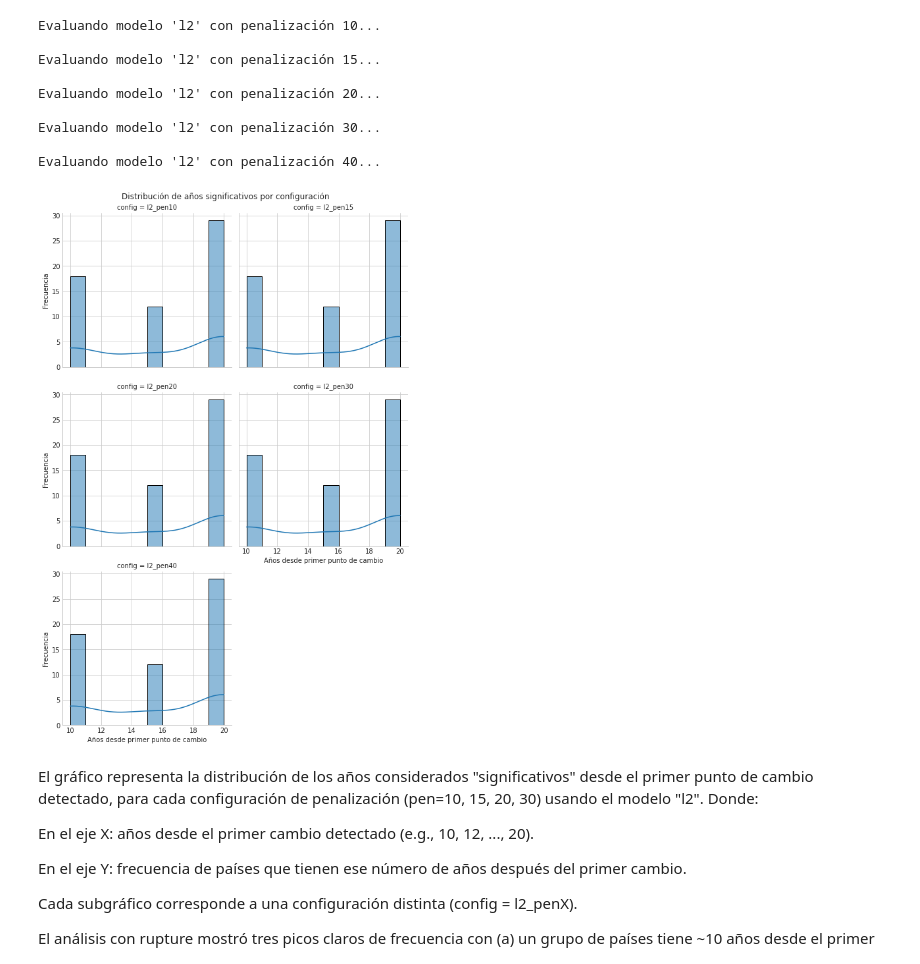
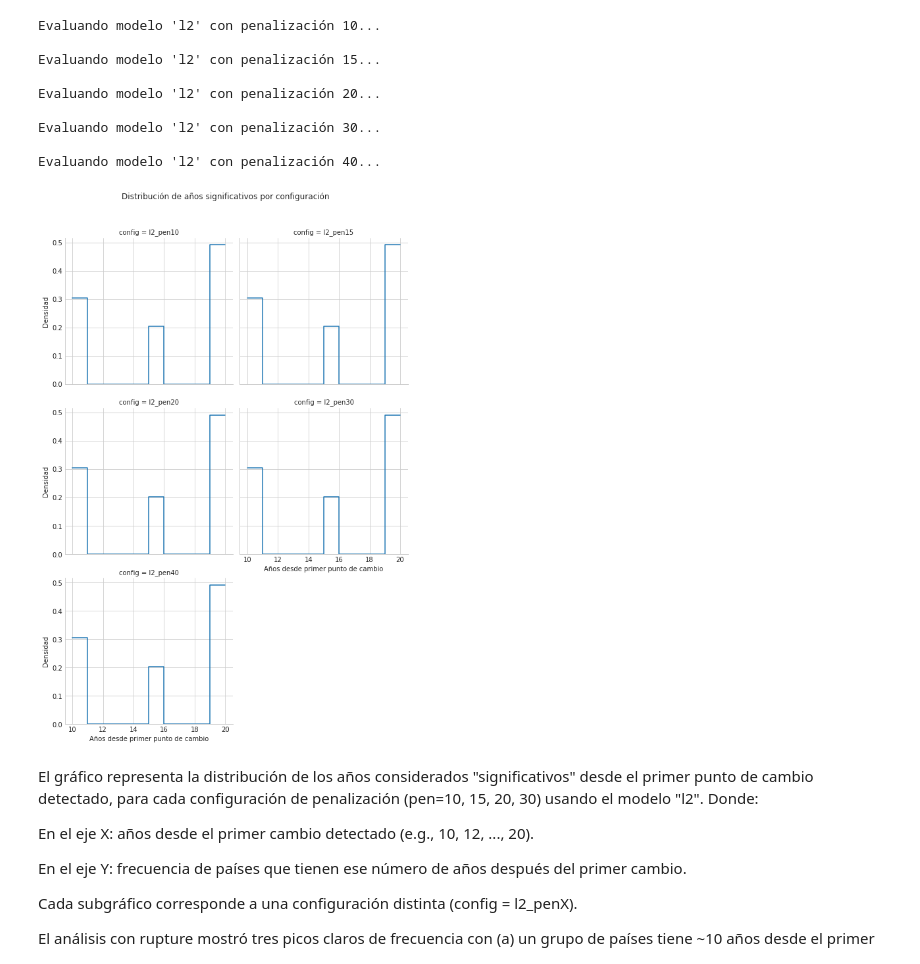
Before and after one commit to rortizgeo/Maestria_CD_Proyecto-Aplicado, a Jupyter notebook: PA_dataAnalysis.ipynb, the cells around one changed output. Cells and saved outputs as stored; diff of their text form; code cells hidden in the pictures.

```diff
--- a/PA_dataAnalysis.ipynb
+++ b/PA_dataAnalysis.ipynb
@@ -1218,15 +1249,14 @@ df_all_durations = pd.concat(duration_dfs, ignore_index=True)
 # %%
 # --- BLOQUE 4: Visualizar distribuciones y sugerir umbral ---
 g = sns.FacetGrid(df_all_durations, col="config", col_wrap=2, height=4, sharex=True)
-g.map_dataframe(sns.histplot, x='significant_years', bins=10, kde=True)
-g.set_axis_labels("Años desde primer punto de cambio", "Frecuencia")
+g.map_dataframe(sns.histplot, x='significant_years', bins=10, stat="density", element="step", fill=False)
+
+g.set_axis_labels("Años desde primer punto de cambio", "Densidad")
 g.fig.subplots_adjust(top=0.9)
 g.fig.suptitle("Distribución de años significativos por configuración")
-
-plt.tight_layout()
 plt.show()
 # %% [output]
-[figure, old version]
+[figure, new version]
 # %% [markdown]
 El gráfico representa la distribución de los años considerados "significativos" desde el primer punto de cambio detectado, para cada configuración de penalización (pen=10, 15, 20, 30) usando el modelo "l2". Donde:
 
```
Also changed, not shown: parts of 14 cells of this notebook.
